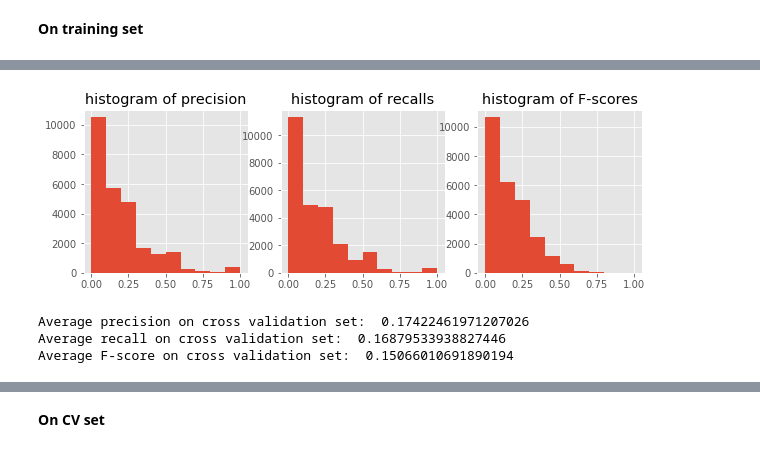
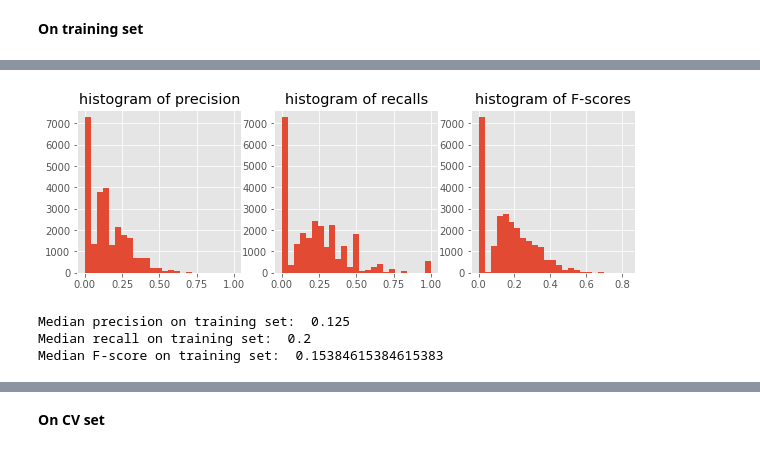
Before and after one commit to irishryoon/recipes, a Jupyter notebook: ingredients_recommendation.ipynb, the cells around one changed output, grey strips where cells are left out. Drawn from its saved outputs; the diff is of its cells as text; code cells hidden in the pictures.

```diff
--- a/ingredients_recommendation.ipynb
+++ b/ingredients_recommendation.ipynb
@@ -1550,7 +1600,7 @@ test_idx = list(f.get("test_idx"))
 f.close()
 
 train_doc = [documents[i] for i in train_idx]
-cv_doc = [documents[i] for i in test_idx]
+cv_doc = [documents[i] for i in cv_idx]
 # %%
 # get the list of all ingredients
 ingredients_total = [item for ing_tuple in documents for item in ing_tuple]
@@ -1796,2 +1934,8 @@ multiple_recommendations_ARM(list_ing, cuisine, rules, 10)
 # %% [markdown]
 ## 4.4 Evaluate performance of the recommender
+# %%
+# load the learned rules with min_support = 0.001 and min_confidence = 0.2
+with open("models/association_rule_mining/training_rules_s001_c2.txt", "rb") as fp:
+    rules = pickle.load(fp)
+
+print('number of rules learned: ', len(rules))
@@ -1834,26 +1980,42 @@ for i in random.sample(range(len(existing_ing)),5):
+# %%
+scores = [compute_scores(rec_ing[i], missing_ing[i]) for i in range(len(missing_ing))]
+
+precisions = [item[0] for item in scores]
+recalls = [item[1] for item in scores]
+Fscores = [item[2] for item in scores]
+
+# save scores
+scores = {}
+scores['precision'] = precisions
+scores['recall'] = recalls
+scores['Fscores'] = Fscores
+
+with open("models/association_rule_mining/training_scores.txt", "wb") as fp:
+    pickle.dump(scores, fp)
 # %%
-scores = [compute_scores(rec_ing[i], missing_ing[i]) for i in range(len(missing_ing))]
+with open("models/association_rule_mining/training_scores.txt", "rb") as fp:
+    scores = pickle.load(fp)
 
-precisions = [item[0] for item in scores]
-recalls = [item[1] for item in scores]
-Fscores = [item[2] for item in scores]
+train_precision = scores['precision']
+train_recall = scores['recall']
+train_F = scores['Fscores']
 
 fig, ax = plt.subplots(ncols = 3, figsize = (10,3))
-ax[0].hist(precisions)
+ax[0].hist(train_precision, bins = 25)
 ax[0].set_title('histogram of precision')
 
-ax[1].hist(recalls)
+ax[1].hist(train_recall, bins = 25)
 ax[1].set_title('histogram of recalls')
 
-ax[2].hist(Fscores)
+ax[2].hist(train_F, bins = 25)
 ax[2].set_title('histogram of F-scores')
 plt.show()
 
-print("Average precision on cross validation set: ", statistics.mean(precisions) )
-print("Average recall on cross validation set: ", statistics.mean(recalls) )
-print("Average F-score on cross validation set: ", statistics.mean(Fscores) )
+print("Median precision on training set: ", statistics.median(train_precision) )
+print("Median recall on training set: ", statistics.median(train_recall) )
+print("Median F-score on training set: ", statistics.median(train_F) )
 # %% [output]
-[figure, old version]
+[figure, new version]
-Average precision on cross validation set:  0.17422461971207026
-Average recall on cross validation set:  0.16879533938827446
-Average F-score on cross validation set:  0.15066010691890194
+Median precision on training set:  0.125
+Median recall on training set:  0.2
+Median F-score on training set:  0.15384615384615383
```
Also changed, not shown: parts of 26 cells of this notebook, 6 other files.
